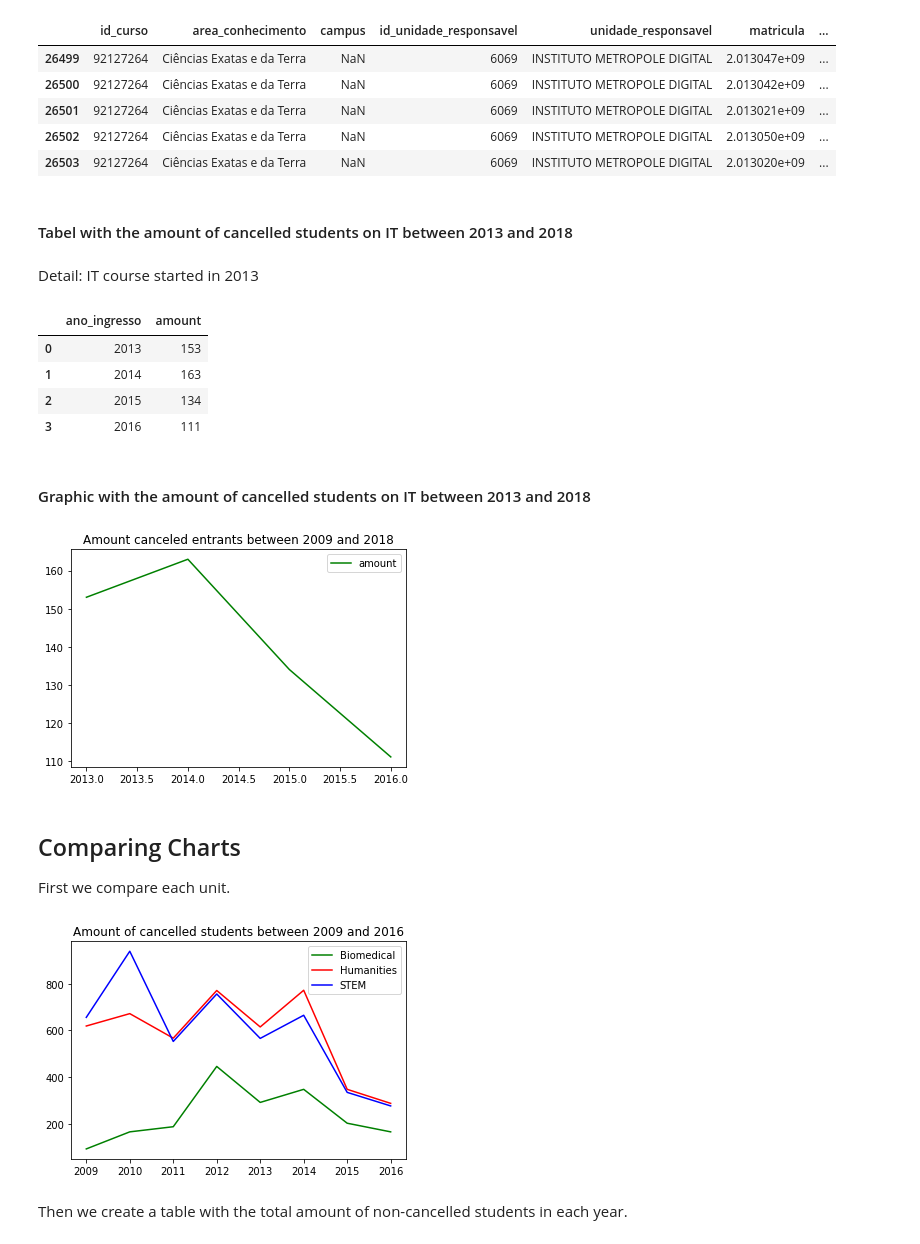
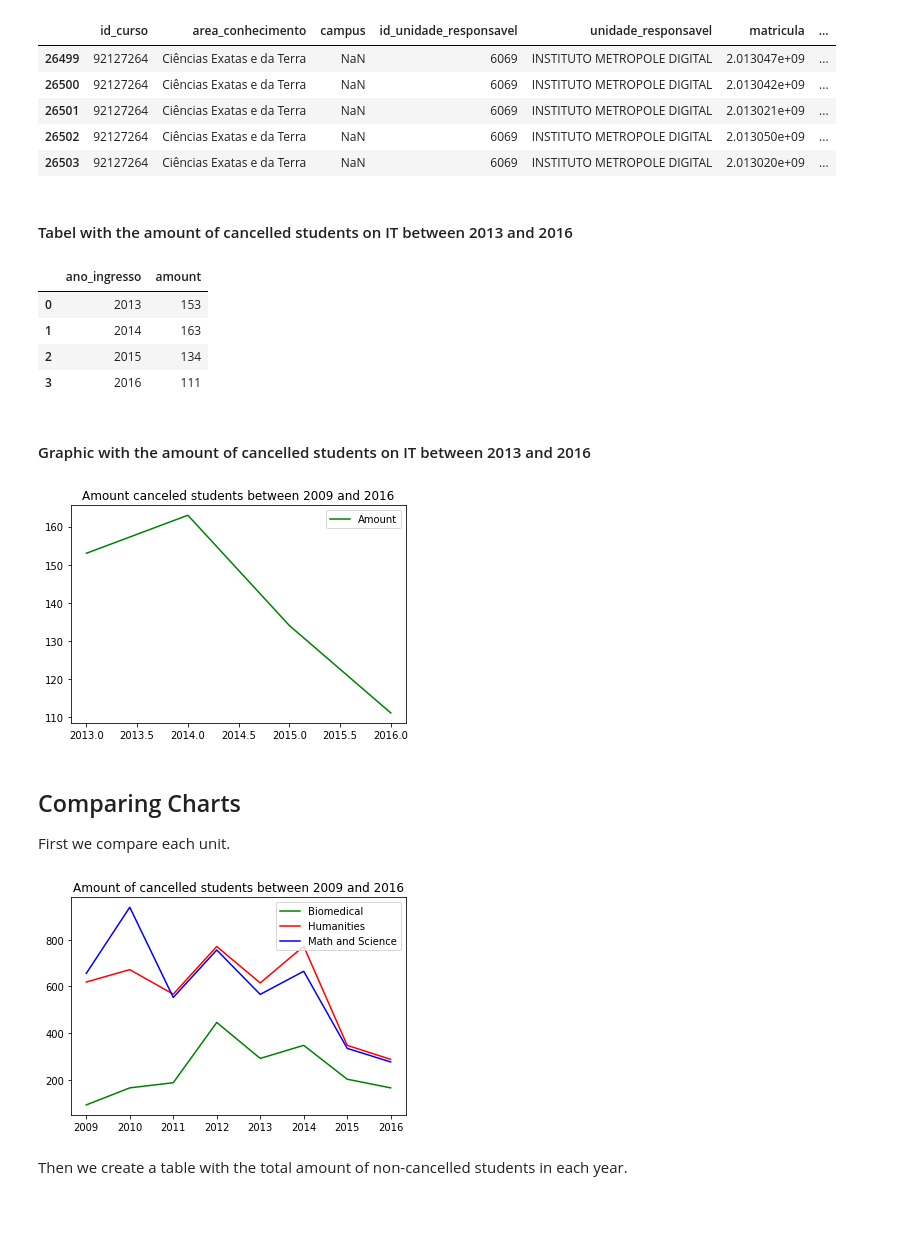
Before and after one commit to bigodel/UFRN-course-analysis, a Jupyter notebook: course_analysis.ipynb, the cells around one changed output. Saved outputs shown, nothing was run; the diff lists cells and outputs as text; code cells hidden in the pictures; blank space fills up the shorter version.

```diff
--- a/course_analysis.ipynb
+++ b/course_analysis.ipynb
@@ -15,16 +15,16 @@ Right after, the first thing we do is read each `csv` file and store them in a `
 1. The 2017 `csv` said that all of the students had entered the university in 2009, which makes no sense;
 2. Since we're still in 2018, the 2018 file is incomplete, so it's result would just make it harder to analyze the graphics.
 # %%
-dis09 = pd.read_csv('../res/discentes-2009.csv', sep=';', encoding='utf8')
-dis10 = pd.read_csv('../res/discentes-2010.csv', sep=';', encoding='utf8')
-dis11 = pd.read_csv('../res/discentes-2011.csv', sep=';', encoding='utf8')
-dis12 = pd.read_csv('../res/discentes-2012.csv', sep=';', encoding='utf8')
-dis13 = pd.read_csv('../res/discentes-2013.csv', sep=';', encoding='utf8')
-dis14 = pd.read_csv('../res/discentes-2014.csv', sep=';', encoding='utf8')
-dis15 = pd.read_csv('../res/discentes-2015.csv', sep=';', encoding='utf8')
-dis16 = pd.read_csv('../res/discentes-2016.csv', sep=';', encoding='utf8')
-dis17 = pd.read_csv('../res/discentes-2017.csv', sep=';', encoding='utf8')
-dis18 = pd.read_csv('../res/discentes-2018.csv', sep=';', encoding='utf8')
+dis09 = pd.read_csv('res/discentes-2009.csv', sep=';', encoding='utf8')
+dis10 = pd.read_csv('res/discentes-2010.csv', sep=';', encoding='utf8')
+dis11 = pd.read_csv('res/discentes-2011.csv', sep=';', encoding='utf8')
+dis12 = pd.read_csv('res/discentes-2012.csv', sep=';', encoding='utf8')
+dis13 = pd.read_csv('res/discentes-2013.csv', sep=';', encoding='utf8')
+dis14 = pd.read_csv('res/discentes-2014.csv', sep=';', encoding='utf8')
+dis15 = pd.read_csv('res/discentes-2015.csv', sep=';', encoding='utf8')
+dis16 = pd.read_csv('res/discentes-2016.csv', sep=';', encoding='utf8')
+dis17 = pd.read_csv('res/discentes-2017.csv', sep=';', encoding='utf8')
+dis18 = pd.read_csv('res/discentes-2018.csv', sep=';', encoding='utf8')
 # %% [markdown]
 We only want to work with graduation students, so that's what this code is doing. Also, there are some columns that do not have much use for use, so we store their id's in a variable (`drop_cols`) and drop them from the DataFrame.
 # %%
@@ -72,4 +72,4 @@ The next step is to read a file that contains all of the university graduate cou
 # %%
-courses = pd.read_csv('../res/cursos-ufrn.csv', sep=';', encoding='utf-8')
+courses = pd.read_csv('res/cursos-ufrn.csv', sep=';', encoding='utf-8')
 courses = courses[courses.nivel_ensino == 'GRADUAÇÃO']
 courses.rename(columns={'nome': 'nome_curso'}, inplace=True)
@@ -324,16 +362,14 @@ imd.head()
 | 26502 | 92127264 | Ciências Exatas e da Terra | NaN | 6069 | INSTITUTO METROPOLE DIGITAL | 2.013050e+09 | ... |
 | 26503 | 92127264 | Ciências Exatas e da Terra | NaN | 6069 | INSTITUTO METROPOLE DIGITAL | 2.013020e+09 | ... |
 # %% [markdown]
-#### Tabel with the amount of cancelled students on IT between 2013 and 2018  ####
+#### Tabel with the amount of cancelled students on IT between 2013 and 2016  ####
-# %% [markdown]
-Detail: IT course started in 2013
 # %%
-y = pd.pivot_table(imd,
+i = pd.pivot_table(imd,
                    index='ano_ingresso',
                    values = 'nome_curso',
                    aggfunc='count').fillna(0).astype(int).reset_index()
-y.rename(columns={'nome_curso': 'amount'}, inplace=True)
-y
+i.rename(columns={'nome_curso': 'amount'}, inplace=True)
+i
 # %% [output]
 |  | ano_ingresso | amount |
 | 0 | 2013 | 153 |
@@ -341,15 +377,15 @@ y
 | 2 | 2015 | 134 |
 | 3 | 2016 | 111 |
 # %% [markdown]
-#### Graphic with the amount of cancelled students on IT between 2013 and 2018 ####
+#### Graphic with the amount of cancelled students on IT between 2013 and 2016 ####
 # %%
-plt.plot(y['ano_ingresso'],
-         y['amount'], c='green', label='amount')
+plt.plot(i['ano_ingresso'],
+         i['amount'], c='green', label='Amount')
 plt.legend(loc='upper right')
-plt.title('Amount canceled entrants between 2009 and 2018')
+plt.title('Amount canceled students between 2009 and 2016')
 plt.show()
 # %% [output]
-[figure, old version]
+[figure, new version]
 # %% [markdown]
 ## Comparing Charts ##
 
@@ -360,12 +396,12 @@ plt.plot(bio['ano_ingresso'],
 plt.plot(h['ano_ingresso'],
          h['amount'], c='red', label='Humanities')
 plt.plot(m['ano_ingresso'],
-         m['amount'], c='blue', label='STEM')
+         m['amount'], c='blue', label='Math and Science')
 plt.legend(loc='upper right')
 plt.title('Amount of cancelled students between 2009 and 2016')
 plt.show()
 # %% [output]
-[figure, old version]
+[figure, new version]
 # %% [markdown]
 Then we create a table with the total amount of non-cancelled students in each year.
 # %%
```
Also changed, not shown: parts of 10 cells of this notebook.
